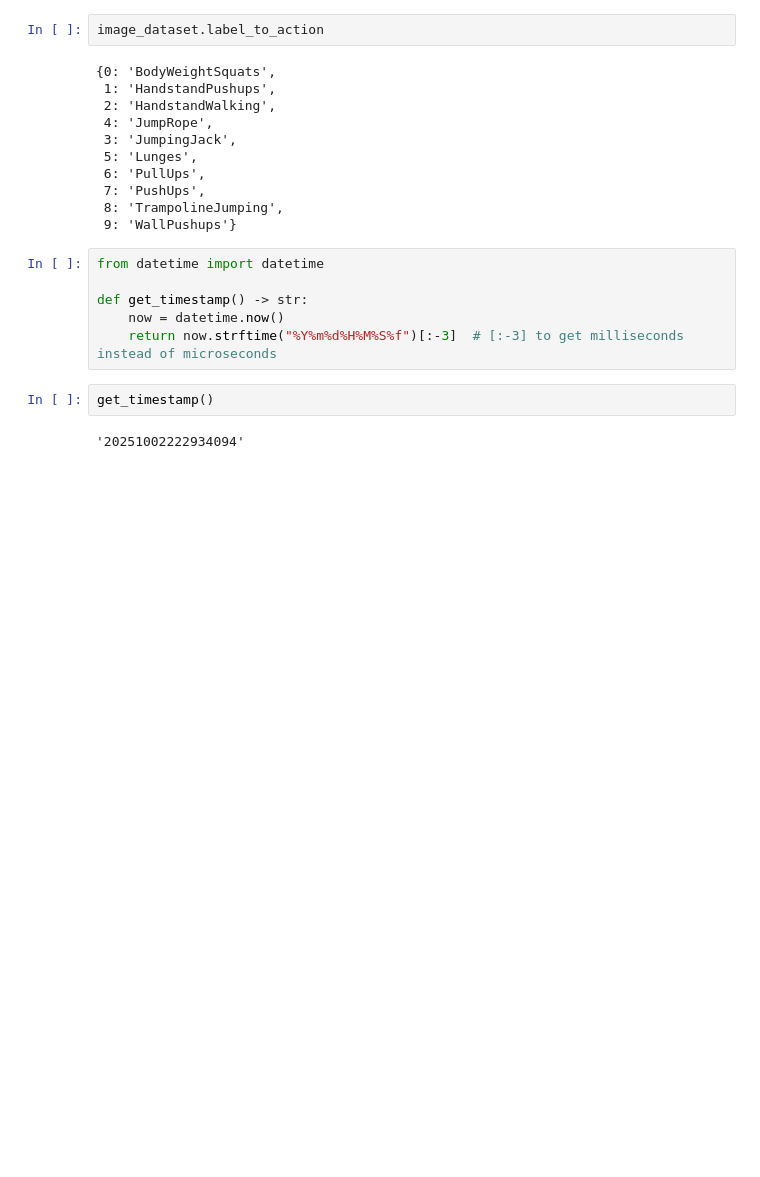
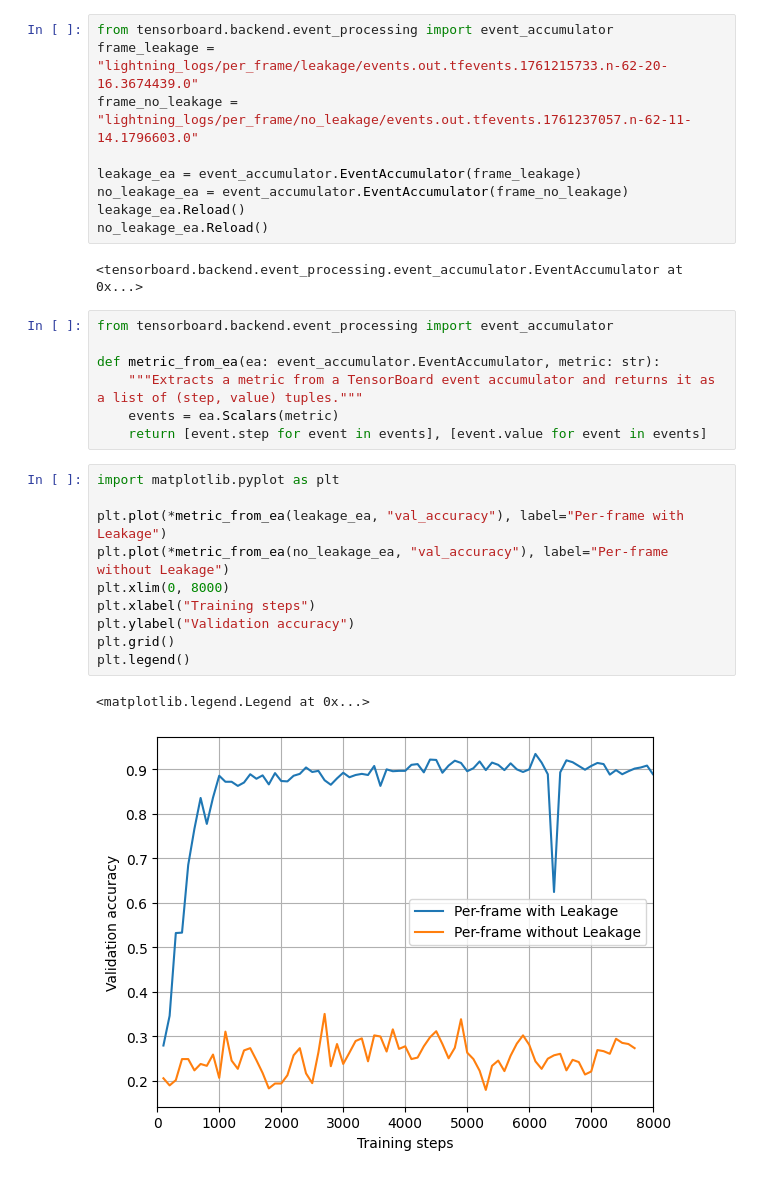
Before and after one commit to kommodeskab/CompVision, a Jupyter notebook: visualizations.ipynb, the cells around one changed output. Drawn from its saved outputs; the diff is of its cells as text; blank space fills up the shorter version.

```diff
--- a/visualizations.ipynb
+++ b/visualizations.ipynb
@@ -6,23 +1,31 @@ video_dataset = FrameVideoDataset()
-# %%
-image_dataset.label_to_action
-# %% [output]
-{0: 'BodyWeightSquats',
- 1: 'HandstandPushups',
- 2: 'HandstandWalking',
- 4: 'JumpRope',
- 3: 'JumpingJack',
- 5: 'Lunges',
- 6: 'PullUps',
- 7: 'PushUps',
- 8: 'TrampolineJumping',
- 9: 'WallPushups'}
-# %%
-from datetime import datetime
-
-def get_timestamp() -> str:
-    now = datetime.now()
-    return now.strftime("%Y%m%d%H%M%S%f")[:-3]  # [:-3] to get milliseconds instead of microseconds
-# %%
-get_timestamp()
-# %% [output]
-'20251002222934094'
+# %%
+from tensorboard.backend.event_processing import event_accumulator
+frame_leakage = "lightning_logs/per_frame/leakage/events.out.tfevents.1761215733.n-62-20-16.3674439.0"
+frame_no_leakage = "lightning_logs/per_frame/no_leakage/events.out.tfevents.1761237057.n-62-11-14.1796603.0"
+
+leakage_ea = event_accumulator.EventAccumulator(frame_leakage)
+no_leakage_ea = event_accumulator.EventAccumulator(frame_no_leakage)
+leakage_ea.Reload()
+no_leakage_ea.Reload()
+# %% [output]
+<tensorboard.backend.event_processing.event_accumulator.EventAccumulator at 0x...>
+# %%
+from tensorboard.backend.event_processing import event_accumulator
+
+def metric_from_ea(ea: event_accumulator.EventAccumulator, metric: str):
+    """Extracts a metric from a TensorBoard event accumulator and returns it as a list of (step, value) tuples."""
+    events = ea.Scalars(metric)
+    return [event.step for event in events], [event.value for event in events]
+# %%
+import matplotlib.pyplot as plt
+
+plt.plot(*metric_from_ea(leakage_ea, "val_accuracy"), label="Per-frame with Leakage")
+plt.plot(*metric_from_ea(no_leakage_ea, "val_accuracy"), label="Per-frame without Leakage")
+plt.xlim(0, 8000)
+plt.xlabel("Training steps")
+plt.ylabel("Validation accuracy")
+plt.grid()
+plt.legend()
+# %% [output]
+<matplotlib.legend.Legend at 0x...>
+[figure, added]
```
Also changed, not shown: parts of 1 cell of this notebook, 13 other files.
